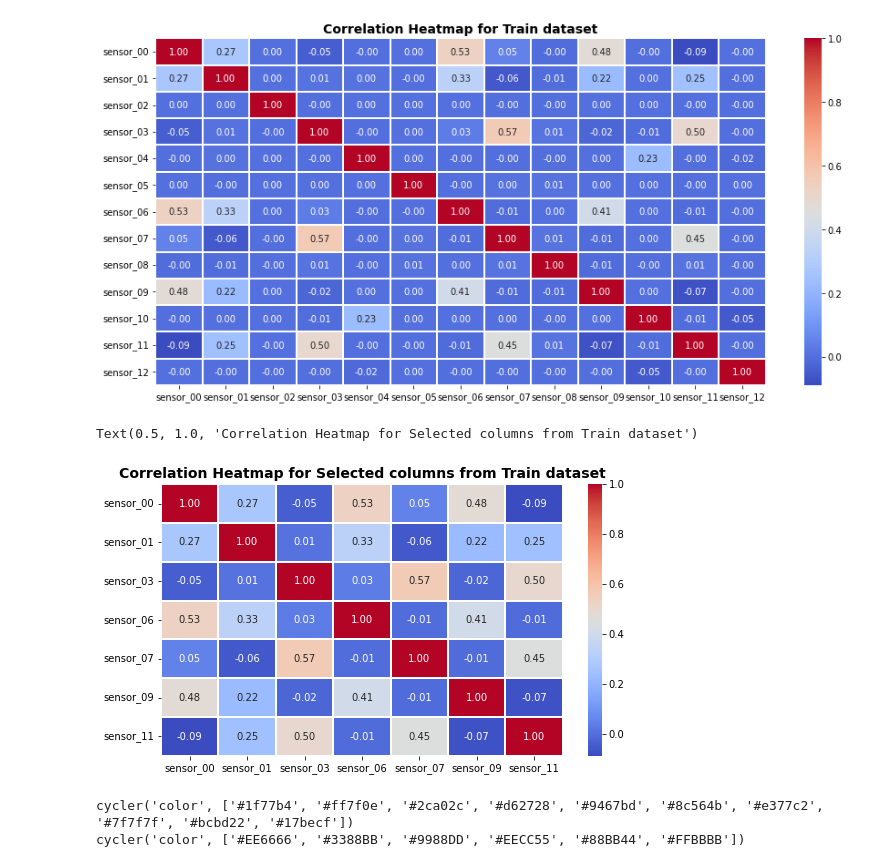
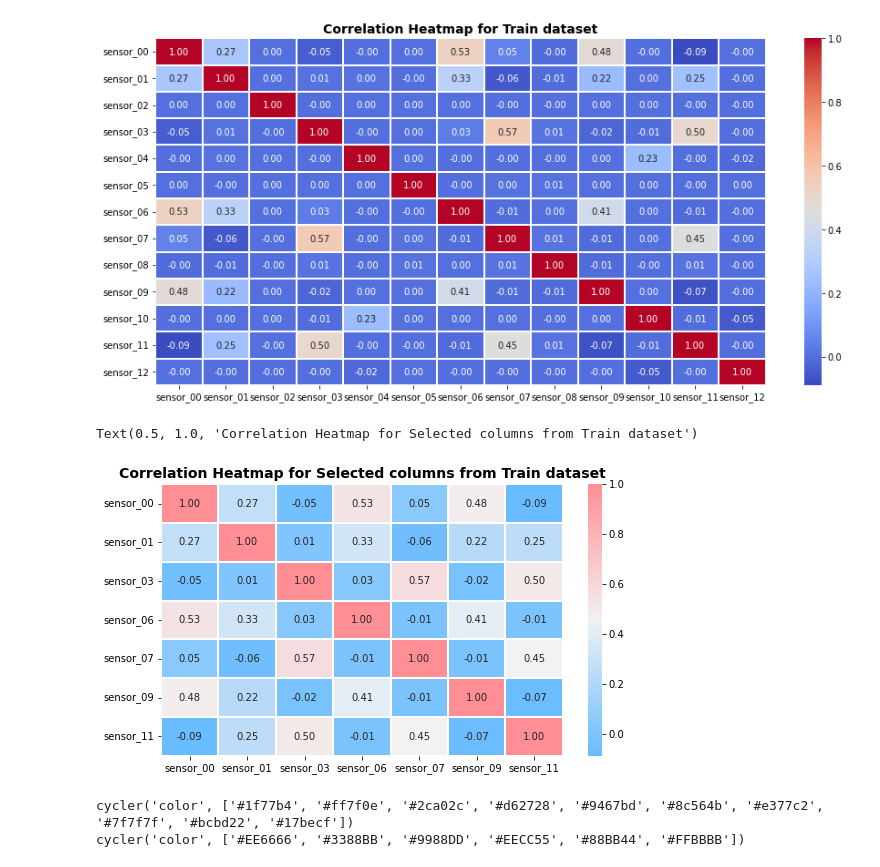
Before and after one commit to RaphaelZH/Kaggle_Competition_Practice_Notebooks_EN, a Jupyter notebook: tabular-playground-series-apr-2022.ipynb, the cells around one changed output. Cells and saved outputs as stored; diff of their text form; code cells hidden in the pictures.

```diff
--- a/tabular-playground-series-apr-2022.ipynb
+++ b/tabular-playground-series-apr-2022.ipynb
@@ -162,20 +162,21 @@ Text(0.5, 1.0, 'Correlation Heatmap for Train dataset')
 # %%
 col_t=["sensor_00","sensor_01","sensor_03","sensor_06","sensor_07","sensor_09","sensor_11"]
 
 # set the size of the map
 plt.figure(figsize = (9,5))
 
 hm = sns.heatmap(train[col_t].corr(),    # data
-                cmap = 'coolwarm',
+                # cmap = 'coolwarm',
+                cmap = sns.diverging_palette(250, 10, s=150, l=75, center = "light", as_cmap = True),
                 annot = True,
                 fmt = '.2f',
                 linewidths = 0.05)
 plt.title('Correlation Heatmap for Selected columns from Train dataset',
               fontsize=14,
               fontweight='bold')
 # %% [output]
 Text(0.5, 1.0, 'Correlation Heatmap for Selected columns from Train dataset')
-[figure, old version]
+[figure, new version]
 # %%
 print(plt.rcParams['axes.prop_cycle'])
 
```
Also changed, not shown: parts of 1 cell of this notebook.
